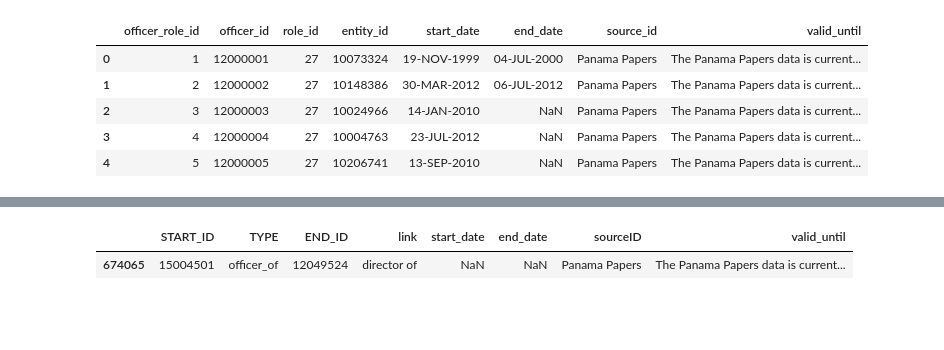
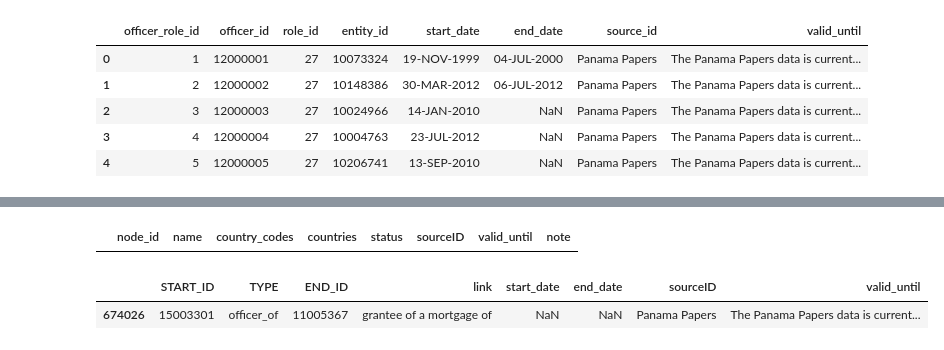
Before and after one commit to dimcel/Panama_papers_SQL, a Jupyter notebook: project.ipynb, the cells around one changed output, grey strips where cells are left out. Saved outputs shown, nothing was run; the diff lists cells and outputs as text; code cells hidden in the pictures; blank space fills up the shorter version.

```diff
--- a/project.ipynb
+++ b/project.ipynb
@@ -814,8 +842,12 @@ roles_officers_2[roles_officers_2["entity_id"] == 12049524]
+# %%
+intermediary[intermediary["node_id"] == 12049524]
+# %% [output]
+|  | node_id | name | country_codes | countries | status | sourceID | valid_until | note |
 # %%
-roles_officers[roles_officers["END_ID"] == 12049524]
+roles_officers[roles_officers["END_ID"] == 11005367]
 # %% [output]
 |  | START_ID | TYPE | END_ID | link | start_date | end_date | sourceID | valid_until |
-| 674065 | 15004501 | officer_of | 12049524 | director of | NaN | NaN | Panama Papers | The Panama Papers data is current... |
+| 674026 | 15003301 | officer_of | 11005367 | grantee of a mortgage of | NaN | NaN | Panama Papers | The Panama Papers data is current... |
 # %%
 entity[entity["entity_id"].astype(str).str.startswith("10")]
 # %% [output]
```
Also changed, not shown: parts of 15 cells of this notebook, 1 other file.
